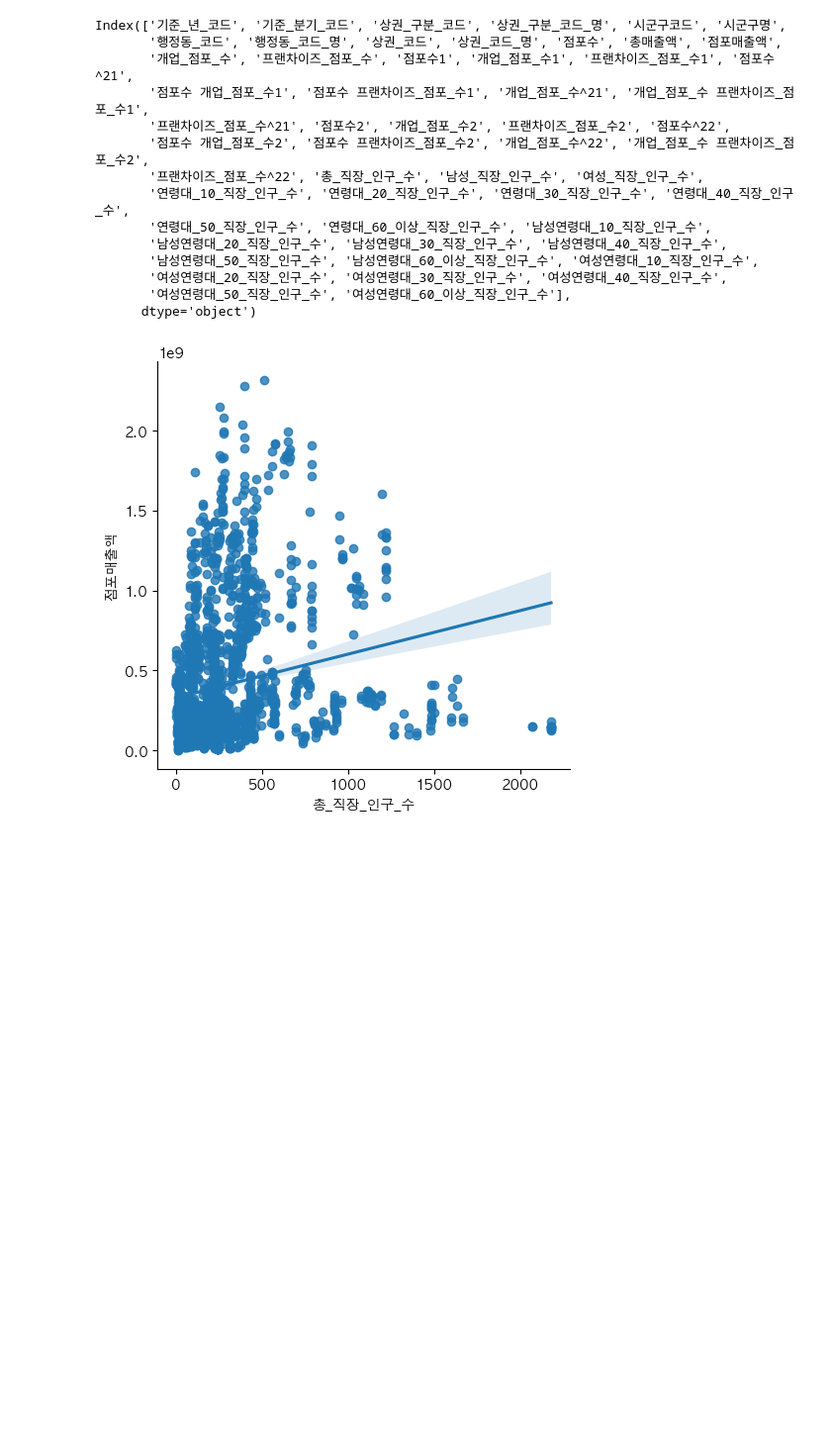
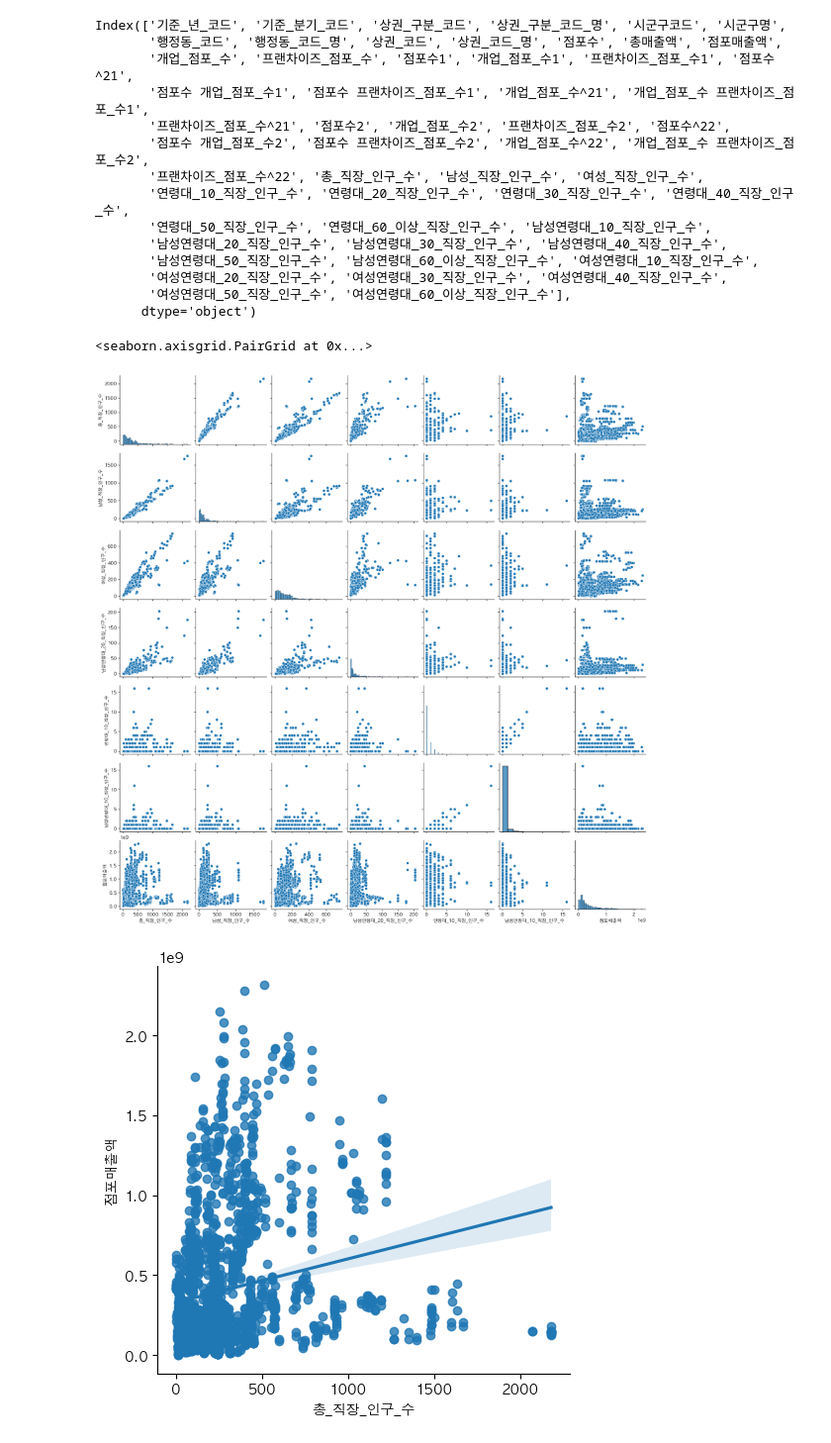
Before and after one commit to SunHyongKwon/SeongYeon, a Jupyter notebook: Data Analysis3/25.아파트 데이터 붙이기.ipynb, the cells around one changed output. Shown at 99% size. Cells and saved outputs as stored; diff of their text form; code cells hidden in the pictures; blank space fills up the shorter version.

```diff
--- a/Data Analysis3/25.아파트 데이터 붙이기.ipynb
+++ b/Data Analysis3/25.아파트 데이터 붙이기.ipynb
@@ -250,6 +255,15 @@ target_name=data.columns[12]
 # %%
 # 찍을 컬럼이름
 features=data.columns[33:]
+# %%
+sns.pairplot(
+    data,
+    vars=['총_직장_인구_수', '남성_직장_인구_수', '여성_직장_인구_수','남성연령대_20_직장_인구_수',
+       '연령대_10_직장_인구_수', '남성연령대_10_직장_인구_수','점포매출액']
+)
+# %% [output]
+<seaborn.axisgrid.PairGrid at 0x...>
+[figure, added]
 # %%
 for feature in features:
     sns.lmplot(
```
Also changed, not shown: parts of 11 cells of this notebook, 51 other files.
